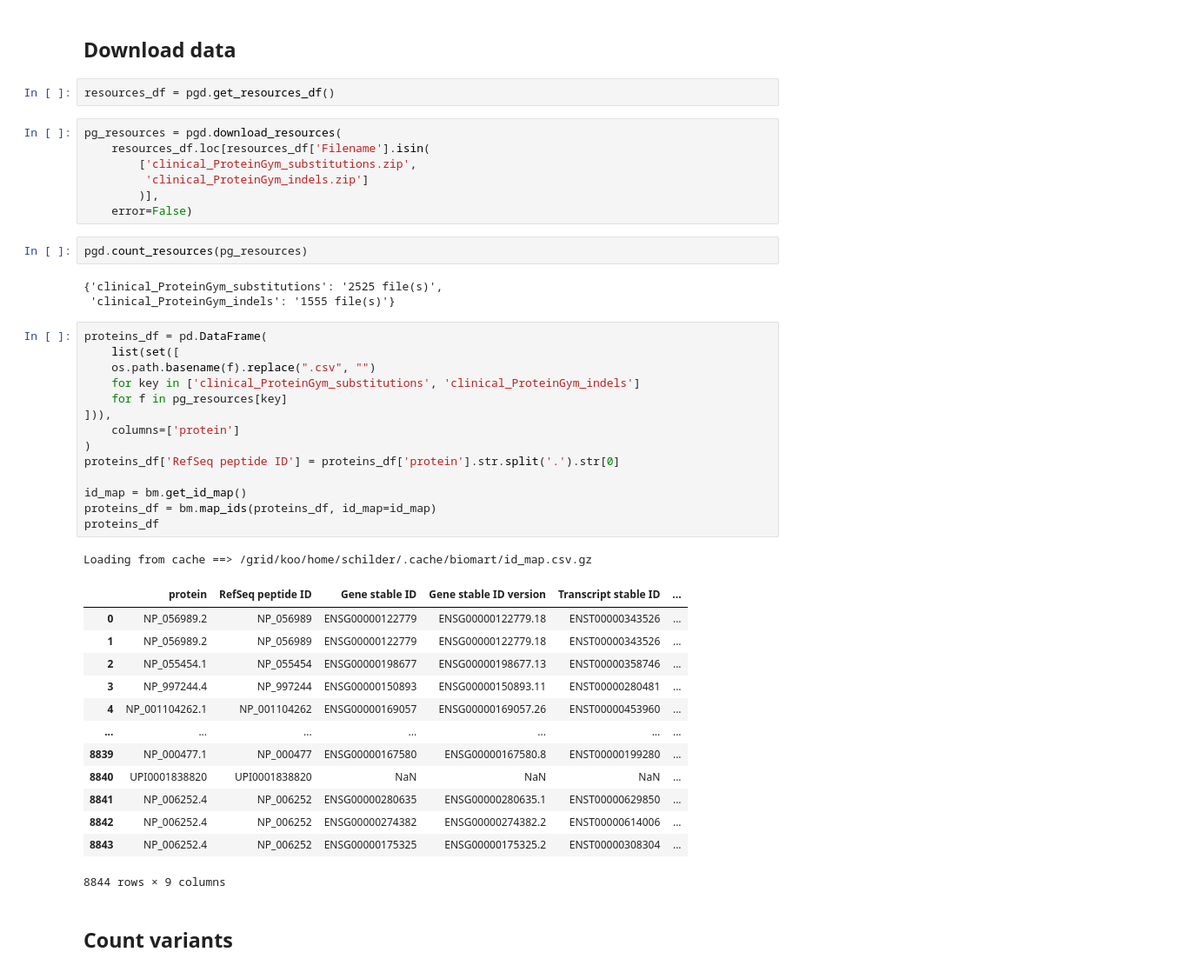
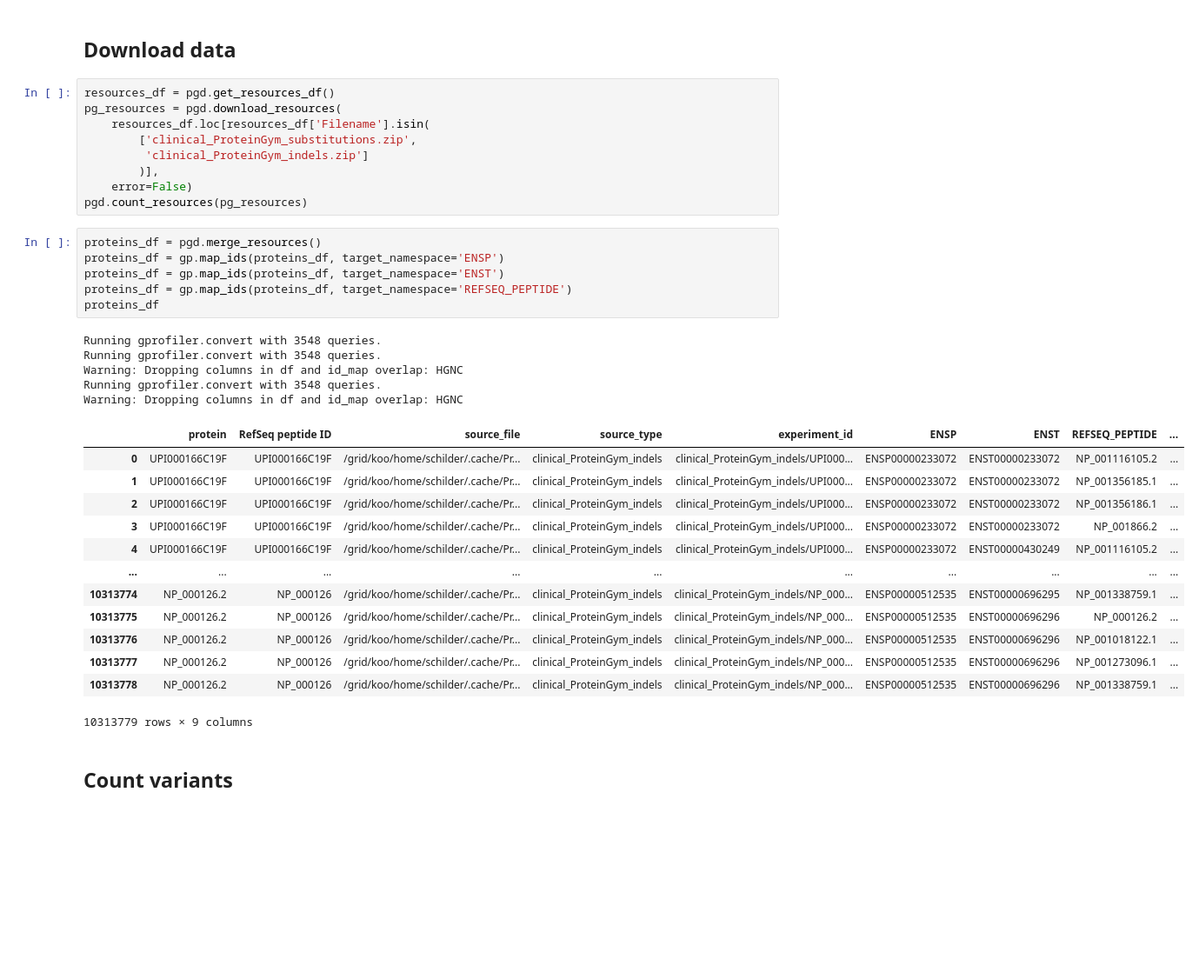
Before and after one commit to bschilder/VEP_protein, a Jupyter notebook: notebooks/ProteinGym.ipynb, the cells around one changed output. Shown at 87% size. Drawn from its saved outputs; the diff is of its cells as text; blank space fills up the shorter version.

Commit message:
Improve mapping with gprofiler

```diff
--- a/notebooks/ProteinGym.ipynb
+++ b/notebooks/ProteinGym.ipynb
@@ -22,47 +26,38 @@ import proteingym.utils.download as pgd # Local version
 # %% [markdown]
 ## Download data
-# %%
-resources_df = pgd.get_resources_df()
 # %%
+resources_df = pgd.get_resources_df()
 pg_resources = pgd.download_resources(
     resources_df.loc[resources_df['Filename'].isin(
         ['clinical_ProteinGym_substitutions.zip',
          'clinical_ProteinGym_indels.zip']
         )],
     error=False)
+pgd.count_resources(pg_resources)
-# %%
-pgd.count_resources(pg_resources)
-# %% [output]
-{'clinical_ProteinGym_substitutions': '2525 file(s)',
- 'clinical_ProteinGym_indels': '1555 file(s)'}
-# %%
-proteins_df = pd.DataFrame(
-    list(set([
-    os.path.basename(f).replace(".csv", "")
-    for key in ['clinical_ProteinGym_substitutions', 'clinical_ProteinGym_indels']
-    for f in pg_resources[key]
-])),
-    columns=['protein']
-)
-proteins_df['RefSeq peptide ID'] = proteins_df['protein'].str.split('.').str[0]
-
-id_map = bm.get_id_map()
-proteins_df = bm.map_ids(proteins_df, id_map=id_map)
-proteins_df
-# %% [output]
-Loading from cache ==> /grid/koo/home/schilder/.cache/biomart/id_map.csv.gz
-|  | protein | RefSeq peptide ID | Gene stable ID | Gene stable ID version | Transcript stable ID | ... |
-| 0 | NP_056989.2 | NP_056989 | ENSG00000122779 | ENSG00000122779.18 | ENST00000343526 | ... |
-| 1 | NP_056989.2 | NP_056989 | ENSG00000122779 | ENSG00000122779.18 | ENST00000343526 | ... |
-| 2 | NP_055454.1 | NP_055454 | ENSG00000198677 | ENSG00000198677.13 | ENST00000358746 | ... |
-| 3 | NP_997244.4 | NP_997244 | ENSG00000150893 | ENSG00000150893.11 | ENST00000280481 | ... |
-| 4 | NP_001104262.1 | NP_001104262 | ENSG00000169057 | ENSG00000169057.26 | ENST00000453960 | ... |
-| ... | ... | ... | ... | ... | ... | ... |
-| 8839 | NP_000477.1 | NP_000477 | ENSG00000167580 | ENSG00000167580.8 | ENST00000199280 | ... |
-| 8840 | UPI0001838820 | UPI0001838820 | NaN | NaN | NaN | ... |
-| 8841 | NP_006252.4 | NP_006252 | ENSG00000280635 | ENSG00000280635.1 | ENST00000629850 | ... |
-| 8842 | NP_006252.4 | NP_006252 | ENSG00000274382 | ENSG00000274382.2 | ENST00000614006 | ... |
-| 8843 | NP_006252.4 | NP_006252 | ENSG00000175325 | ENSG00000175325.2 | ENST00000308304 | ... |
-8844 rows × 9 columns
+# %%
+proteins_df = pgd.merge_resources()
+proteins_df = gp.map_ids(proteins_df, target_namespace='ENSP')
+proteins_df = gp.map_ids(proteins_df, target_namespace='ENST')
+proteins_df = gp.map_ids(proteins_df, target_namespace='REFSEQ_PEPTIDE')
+proteins_df
+# %% [output]
+Running gprofiler.convert with 3548 queries.
+Running gprofiler.convert with 3548 queries.
+Warning: Dropping columns in df and id_map overlap: HGNC
+Running gprofiler.convert with 3548 queries.
+Warning: Dropping columns in df and id_map overlap: HGNC
+|  | protein | RefSeq peptide ID | source_file | source_type | experiment_id | ENSP | ENST | REFSEQ_PEPTIDE | ... |
+| 0 | UPI000166C19F | UPI000166C19F | /grid/koo/home/schilder/.cache/Pr... | clinical_ProteinGym_indels | clinical_ProteinGym_indels/UPI000... | ENSP00000233072 | ENST00000233072 | NP_001116105.2 | ... |
+| 1 | UPI000166C19F | UPI000166C19F | /grid/koo/home/schilder/.cache/Pr... | clinical_ProteinGym_indels | clinical_ProteinGym_indels/UPI000... | ENSP00000233072 | ENST00000233072 | NP_001356185.1 | ... |
+| 2 | UPI000166C19F | UPI000166C19F | /grid/koo/home/schilder/.cache/Pr... | clinical_ProteinGym_indels | clinical_ProteinGym_indels/UPI000... | ENSP00000233072 | ENST00000233072 | NP_001356186.1 | ... |
+| 3 | UPI000166C19F | UPI000166C19F | /grid/koo/home/schilder/.cache/Pr... | clinical_ProteinGym_indels | clinical_ProteinGym_indels/UPI000... | ENSP00000233072 | ENST00000233072 | NP_001866.2 | ... |
+| 4 | UPI000166C19F | UPI000166C19F | /grid/koo/home/schilder/.cache/Pr... | clinical_ProteinGym_indels | clinical_ProteinGym_indels/UPI000... | ENSP00000233072 | ENST00000430249 | NP_001116105.2 | ... |
+| ... | ... | ... | ... | ... | ... | ... | ... | ... | ... |
+| 10313774 | NP_000126.2 | NP_000126 | /grid/koo/home/schilder/.cache/Pr... | clinical_ProteinGym_indels | clinical_ProteinGym_indels/NP_000... | ENSP00000512535 | ENST00000696295 | NP_001338759.1 | ... |
+| 10313775 | NP_000126.2 | NP_000126 | /grid/koo/home/schilder/.cache/Pr... | clinical_ProteinGym_indels | clinical_ProteinGym_indels/NP_000... | ENSP00000512535 | ENST00000696296 | NP_000126.2 | ... |
+| 10313776 | NP_000126.2 | NP_000126 | /grid/koo/home/schilder/.cache/Pr... | clinical_ProteinGym_indels | clinical_ProteinGym_indels/NP_000... | ENSP00000512535 | ENST00000696296 | NP_001018122.1 | ... |
+| 10313777 | NP_000126.2 | NP_000126 | /grid/koo/home/schilder/.cache/Pr... | clinical_ProteinGym_indels | clinical_ProteinGym_indels/NP_000... | ENSP00000512535 | ENST00000696296 | NP_001273096.1 | ... |
+| 10313778 | NP_000126.2 | NP_000126 | /grid/koo/home/schilder/.cache/Pr... | clinical_ProteinGym_indels | clinical_ProteinGym_indels/NP_000... | ENSP00000512535 | ENST00000696296 | NP_001338759.1 | ... |
+10313779 rows × 9 columns
 # %% [markdown]
 ## Count variants
```
Also changed, not shown: parts of 20 cells of this notebook, 8 other files.
